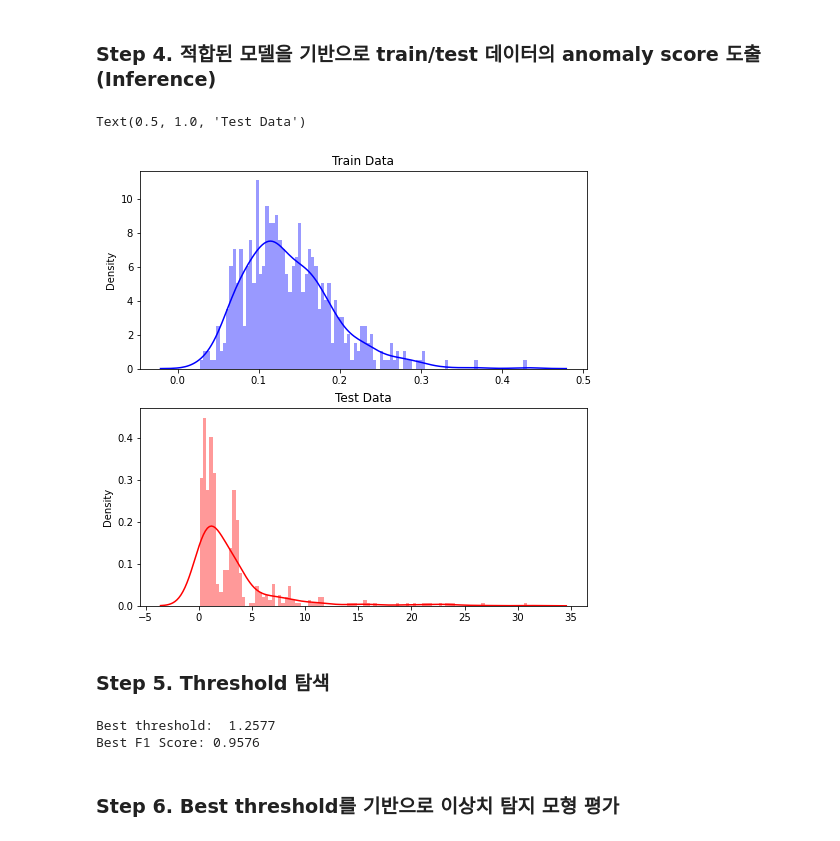
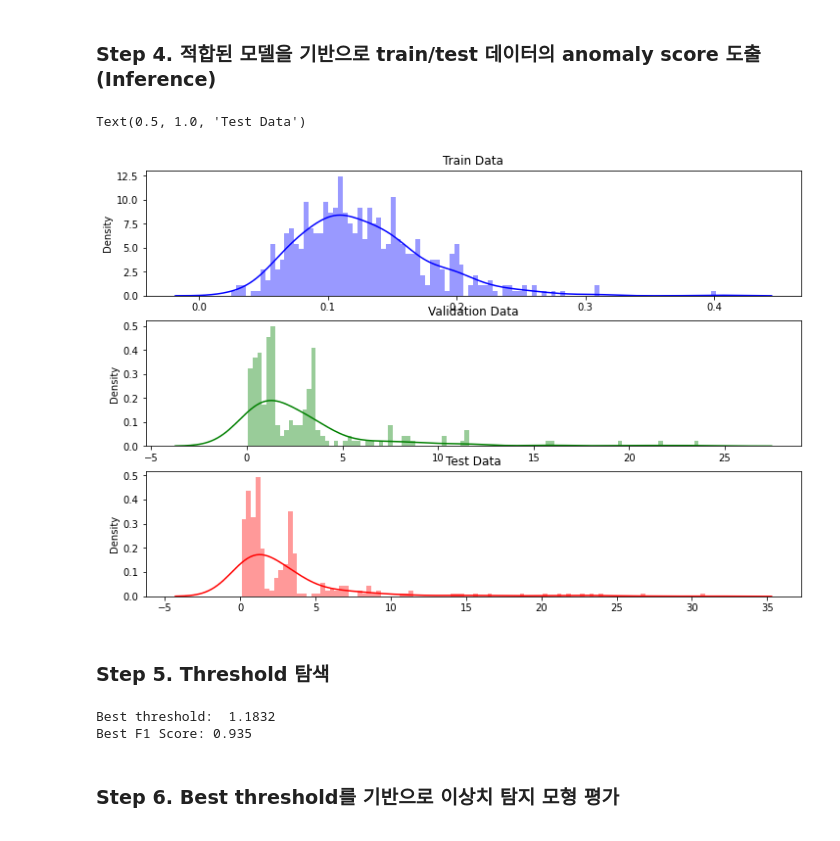
Before and after one commit to hj-choi-95/Anomaly_Detection_Part2, a Jupyter notebook: 01_LOF_IF_AE.ipynb, the cells around one changed output. Cells and saved outputs as stored; diff of their text form; code cells hidden in the pictures.

```diff
--- a/01_LOF_IF_AE.ipynb
+++ b/01_LOF_IF_AE.ipynb
@@ -312,6 +341,7 @@ scaler = MinMaxScaler()
 scaler = scaler.fit(X_train)
 # %%
 ae_X_train = scaler.transform(X_train)
+ae_X_valid = scaler.transform(X_valid)
 ae_X_test = scaler.transform(X_test)
 # %% [markdown]
 ### Step 1. DataLoader 만들기 (Custom dataset)
@@ -334,6 +364,15 @@ ae_train_loader = DataLoader(ae_train_dataset, batch_size=batch_size, shuffle=Tr
 
 ae_test_dataset = AE_CustomDataset(ae_X_test)
 ae_test_loader = DataLoader(ae_test_dataset, batch_size=batch_size, shuffle=False)
+# %%
+# validation dataloader의 경우 train/test 단계에서 사용될 loader를 따로 생성함
+# train 단계: 정상으로만 구성, test 단계: 정상과 비정상으로 구성
+ae_valid_test_dataset = AE_CustomDataset(ae_X_valid)
+ae_valid_test_loader = DataLoader(ae_valid_test_dataset, batch_size=batch_size, shuffle=False)
+
+ae_X_valid_train = ae_X_valid[y_valid == 0]
+ae_valid_train_dataset = AE_CustomDataset(ae_X_valid_train)
+ae_valid_train_loader = DataLoader(ae_valid_train_dataset, batch_size=batch_size, shuffle=False)
 # %% [markdown]
 ### Step 2. 모델 구축
 # %%
@@ -397,4 +473,5 @@ def train_model(data_loader, model, criterion, num_epochs, learning_rate, device
 # %%
+ae_dataloaders = {'train': ae_train_loader, 'val': ae_valid_train_loader}
 ae_train_criterion = nn.MSELoss()
-ae_model = train_model(ae_train_loader, ae_model, ae_train_criterion, num_epochs, learning_rate, device)
+ae_model = train_model(ae_dataloaders, ae_model, ae_train_criterion, num_epochs, learning_rate, device)
 # %% [output]
@@ -436,28 +513,31 @@ def inference_model(data_loader, model, criterion, device):
             infer_loss += list(loss.data.cpu().numpy())
     return infer_loss
 # %%
-# train 데이터에 대한 최종 결과 도출
+# train/validation/test 데이터에 대한 최종 결과 도출
 ae_infer_criterion = nn.L1Loss(reduction='none')
-ae_train_loss = inference_model(ae_train_loader, ae_model, ae_infer_criterion, device)
-ae_test_loss = inference_model(ae_test_loader, ae_model, ae_infer_criterion, device)
+ae_train = inference_model(ae_train_loader, ae_model, ae_infer_criterion, device)
+ae_valid = inference_model(ae_valid_test_loader, ae_model, ae_infer_criterion, device)
+ae_test = inference_model(ae_test_loader, ae_model, ae_infer_criterion, device)
 # %%
-# train/test 데이터의 anomaly score 분포 시각화
-fig, (ax1, ax2) = plt.subplots(nrows=2, ncols=1, figsize = (8, 8))
+# train/validation/test 데이터의 anomaly score 분포 시각화
+fig, (ax1, ax2, ax3) = plt.subplots(nrows=3, ncols=1, figsize = (12, 8))
 
-sns.distplot(ae_train_loss, bins=100, kde=True, color='blue', ax=ax1)
-sns.distplot(ae_test_loss, bins=100, kde=True, color='red', ax=ax2)
+sns.distplot(ae_train, bins=100, kde=True, color='blue', ax=ax1)
+sns.distplot(ae_valid, bins=100, kde=True, color='green', ax=ax2)
+sns.distplot(ae_test, bins=100, kde=True, color='red', ax=ax3)
 ax1.set_title("Train Data")
-ax2.set_title("Test Data")
+ax2.set_title("Validation Data")
+ax3.set_title("Test Data")
 # %% [output]
 Text(0.5, 1.0, 'Test Data')
-[figure, old version]
+[figure, new version]
 # %% [markdown]
 ### Step 5. Threshold 탐색
 # %%
 # best threshold 도출
-ae_best_threshold = search_best_threshold(ae_test_loss, y_test, num_step=1000)
+ae_best_threshold = search_best_threshold(ae_valid, y_valid, num_step=1000)
 # %% [output]
-Best threshold:  1.2577
-Best F1 Score: 0.9576
+Best threshold:  1.1832
+Best F1 Score: 0.935
 # %% [markdown]
 ### Step 6. Best threshold를 기반으로 이상치 탐지 모형 평가
```
Also changed, not shown: parts of 29 cells of this notebook.
